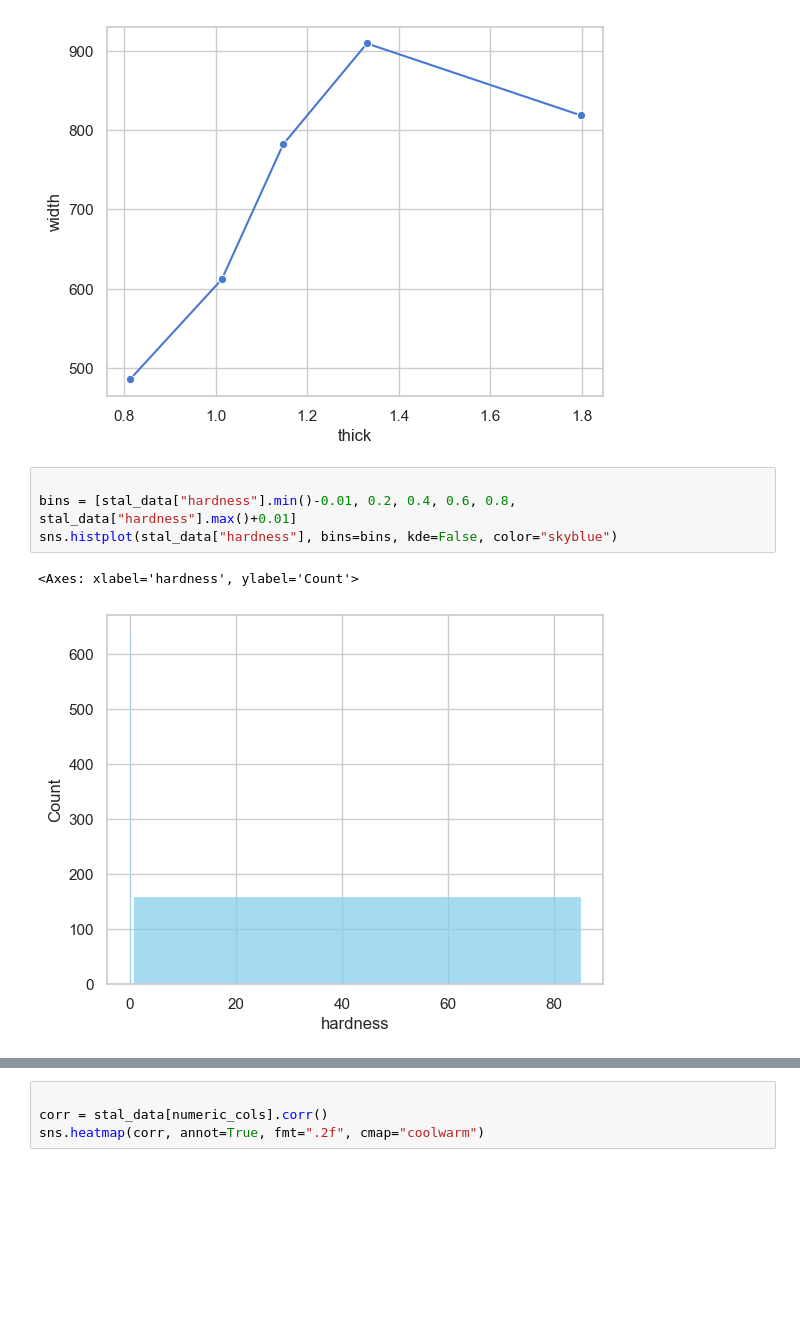
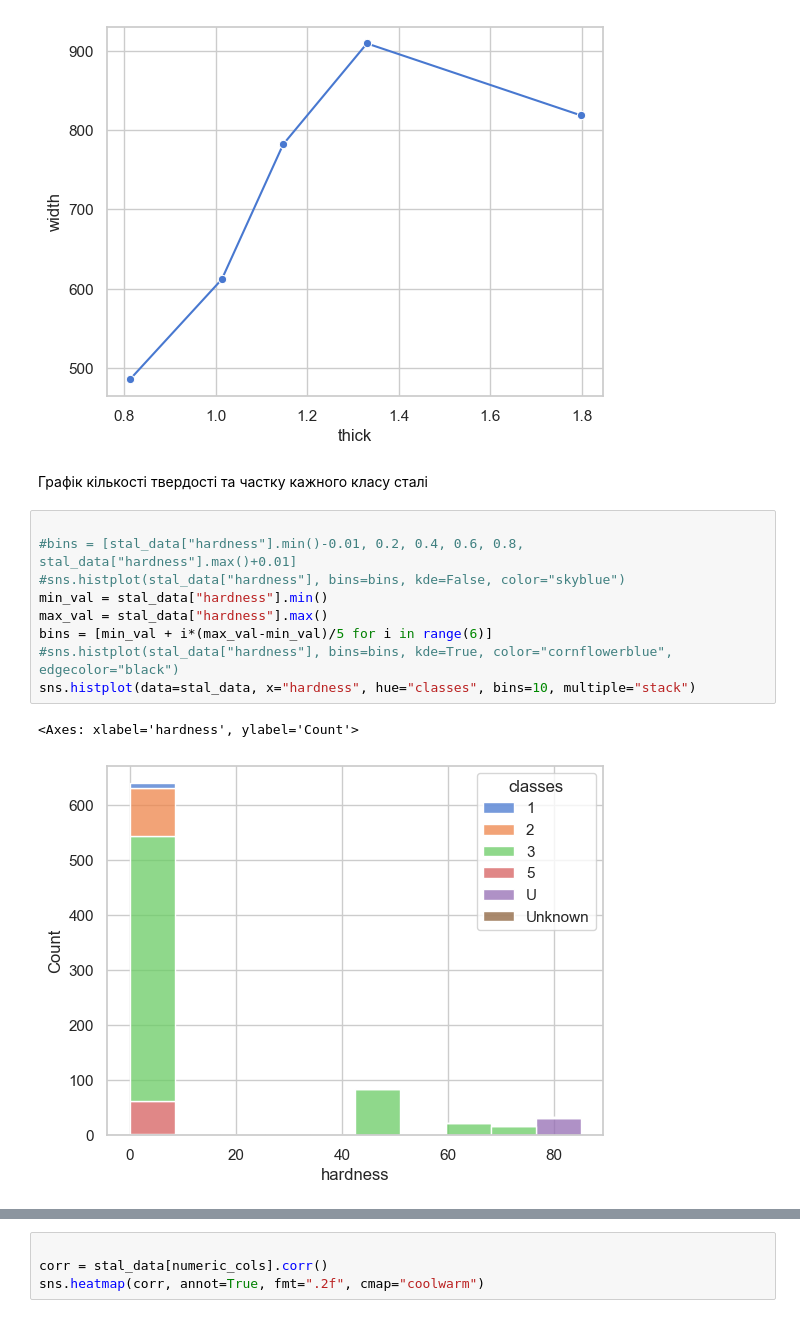
Before and after one commit to ivanmoroz070707/Special-Programming-Sections.-Lab-Work, a Jupyter notebook: Lab_2/Lab_2_part_1.ipynb, the cells around one changed output, grey strips where cells are left out. Cells and saved outputs as stored; diff of their text form; blank space fills up the shorter version.

```diff
--- a/Lab_2/Lab_2_part_1.ipynb
+++ b/Lab_2/Lab_2_part_1.ipynb
@@ -106,10 +118,17 @@ sns.lineplot(data=avg_dim, x="thick", y="width", marker="o")
 # %% [output]
 <Axes: xlabel='thick', ylabel='width'>
 [figure]
+# %% [markdown]
+Графік кількості твердості та частку кажного класу сталі
 # %%
 
-bins = [stal_data["hardness"].min()-0.01, 0.2, 0.4, 0.6, 0.8, stal_data["hardness"].max()+0.01]
-sns.histplot(stal_data["hardness"], bins=bins, kde=False, color="skyblue")
+#bins = [stal_data["hardness"].min()-0.01, 0.2, 0.4, 0.6, 0.8, stal_data["hardness"].max()+0.01]
+#sns.histplot(stal_data["hardness"], bins=bins, kde=False, color="skyblue")
+min_val = stal_data["hardness"].min()
+max_val = stal_data["hardness"].max()
+bins = [min_val + i*(max_val-min_val)/5 for i in range(6)]
+#sns.histplot(stal_data["hardness"], bins=bins, kde=True, color="cornflowerblue", edgecolor="black")
+sns.histplot(data=stal_data, x="hardness", hue="classes", bins=10, multiple="stack")
 # %% [output]
 <Axes: xlabel='hardness', ylabel='Count'>
-[figure, old version]
+[figure, new version]
```
Also changed, not shown: parts of 13 cells of this notebook.
